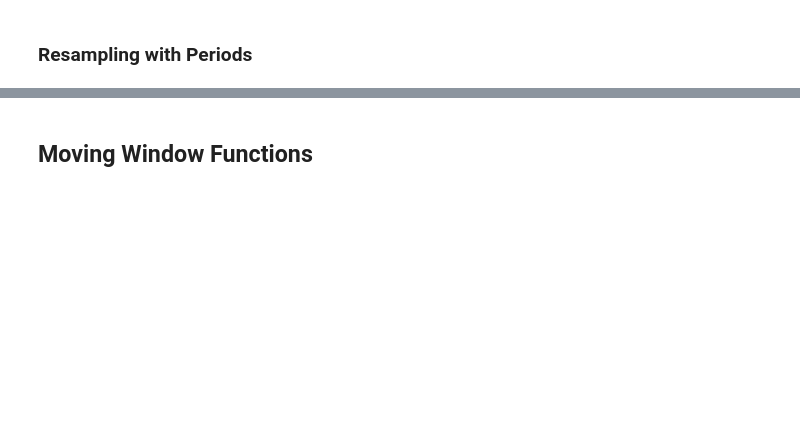
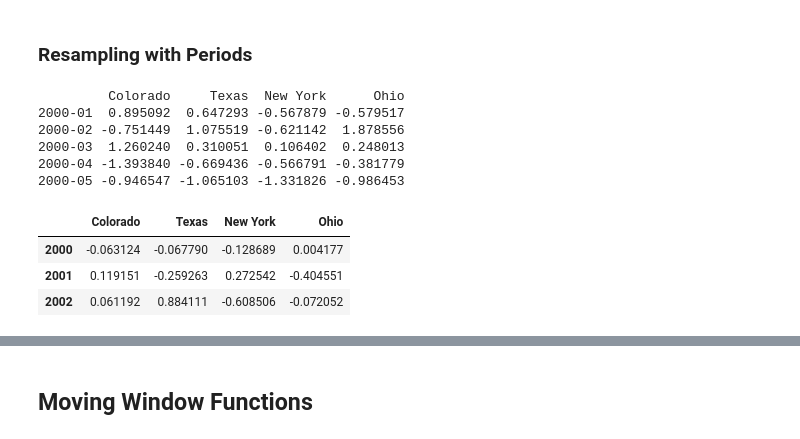
Before and after one commit to ndwadia/pydata-book, a Jupyter notebook: ch11.ipynb, the cells around one changed output, grey strips where cells are left out. Drawn from its saved outputs; the diff is of its cells as text; code cells hidden in the pictures; blank space fills up the shorter version.

```diff
--- a/ch11.ipynb
+++ b/ch11.ipynb
@@ -396,10 +1102,21 @@ frame.resample('W-THU').ffill()
 # %%
 frame = pd.DataFrame(np.random.randn(24, 4),
                      index=pd.period_range('1-2000', '12-2001',
                                            freq='M'),
                      columns=['Colorado', 'Texas', 'New York', 'Ohio'])
-frame[:5]
-annual_frame = frame.resample('A-DEC').mean()
+print(frame[:5])
+annual_frame = frame.resample('A-NOV').mean()
 annual_frame
+# %% [output]
+         Colorado     Texas  New York      Ohio
+2000-01  0.895092  0.647293 -0.567879 -0.579517
+2000-02 -0.751449  1.075519 -0.621142  1.878556
+2000-03  1.260240  0.310051  0.106402  0.248013
+2000-04 -1.393840 -0.669436 -0.566791 -0.381779
+2000-05 -0.946547 -1.065103 -1.331826 -0.986453
+|  | Colorado | Texas | New York | Ohio |
+| 2000 | -0.063124 | -0.067790 | -0.128689 | 0.004177 |
+| 2001 | 0.119151 | -0.259263 | 0.272542 | -0.404551 |
+| 2002 | 0.061192 | 0.884111 | -0.608506 | -0.072052 |
 # %%
 # Q-DEC: Quarterly, year ending in December
```
Also changed, not shown: parts of 111 cells of this notebook, 4 other files.
